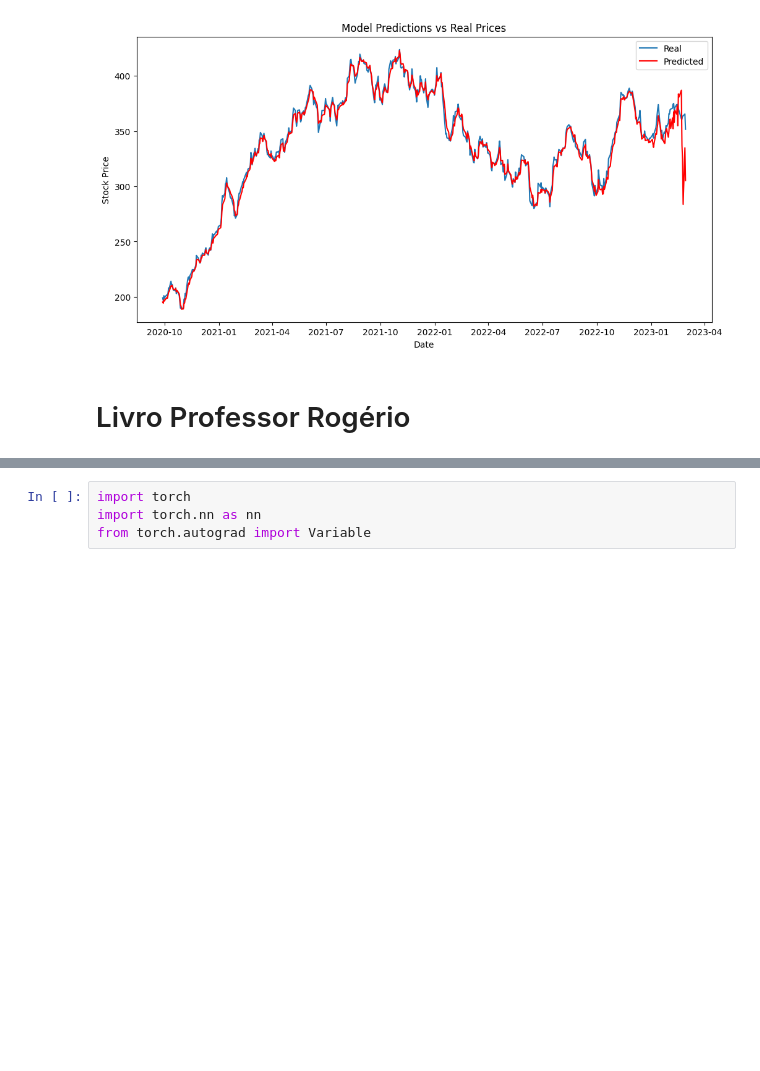
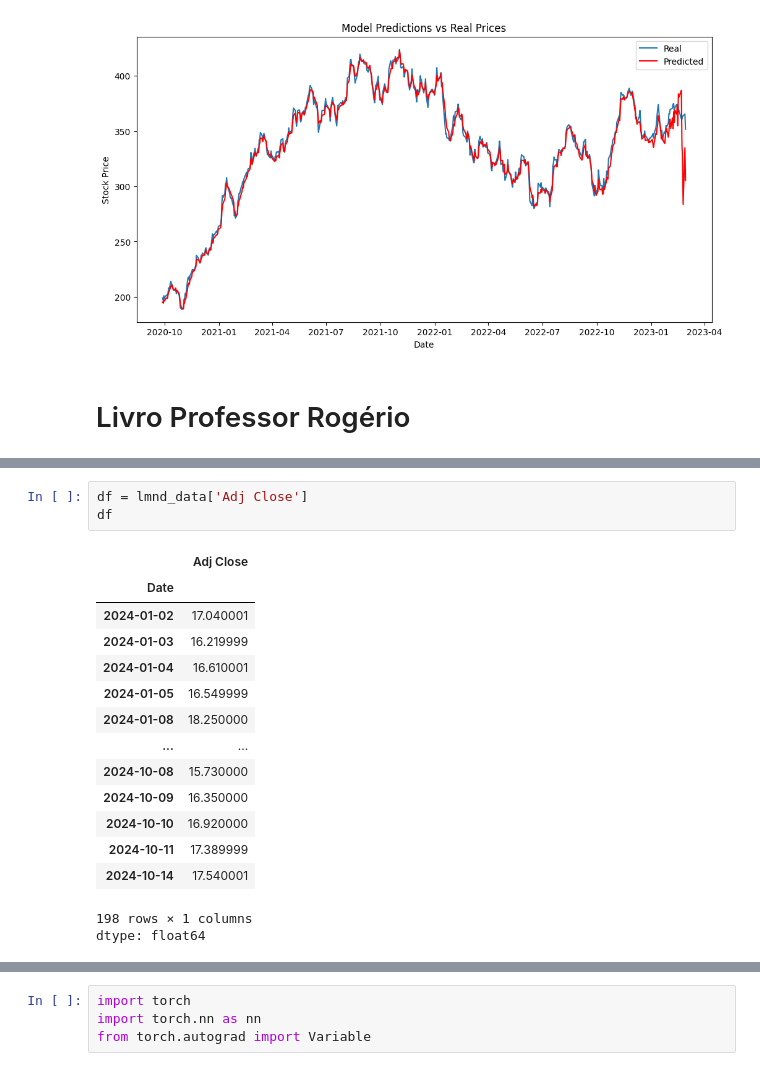
Before and after one commit to hevertonvalerio/Challenge, a Jupyter notebook: challenge_modelo_2_ipynb.ipynb, the cells around one changed output, grey strips where cells are left out. Drawn from its saved outputs; the diff is of its cells as text; blank space fills up the shorter version.

```diff
--- a/challenge_modelo_2_ipynb.ipynb
+++ b/challenge_modelo_2_ipynb.ipynb
@@ -309,0 +351,19 @@ plt.show()
+# %%
+df = lmnd_data['Adj Close']
+df
+# %% [output]
+|  | Adj Close |
+| Date |  |
+| 2024-01-02 | 17.040001 |
+| 2024-01-03 | 16.219999 |
+| 2024-01-04 | 16.610001 |
+| 2024-01-05 | 16.549999 |
+| 2024-01-08 | 18.250000 |
+| ... | ... |
+| 2024-10-08 | 15.730000 |
+| 2024-10-09 | 16.350000 |
+| 2024-10-10 | 16.920000 |
+| 2024-10-11 | 17.389999 |
+| 2024-10-14 | 17.540001 |
+198 rows × 1 columns
+dtype: float64
```
Also changed, not shown: parts of 27 cells of this notebook.
